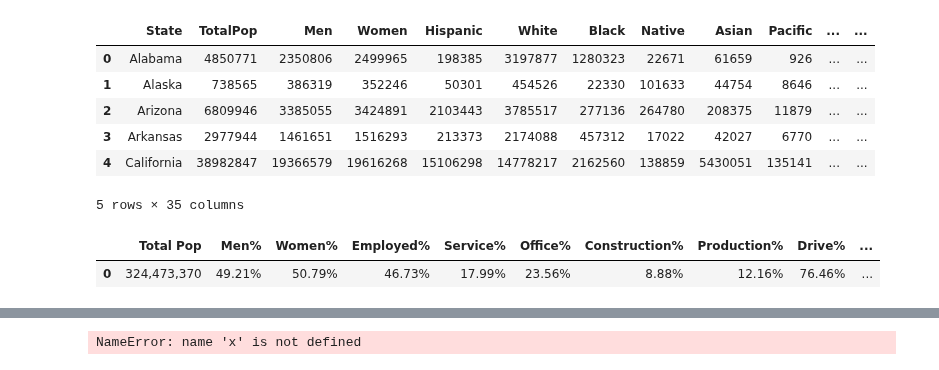
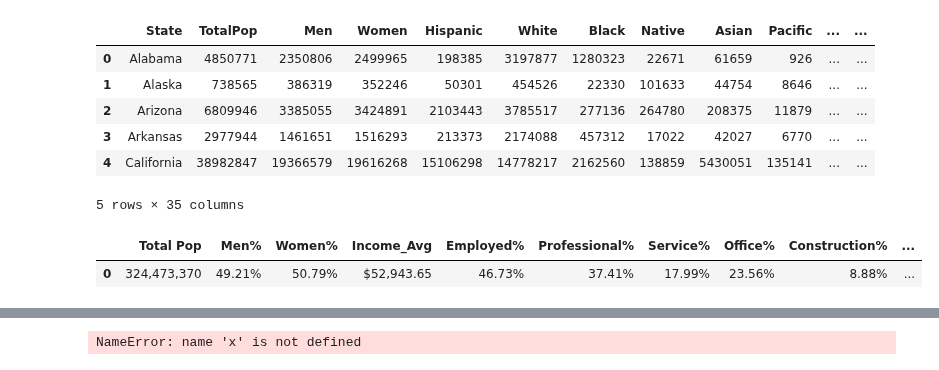
Before and after one commit to charlim26/censusproject, a Jupyter notebook: 2017_State_Census_Data.ipynb, the cells around one changed output, grey strips where cells are left out. Saved outputs shown, nothing was run; the diff lists cells and outputs as text; code cells hidden in the pictures.

```diff
--- a/2017_State_Census_Data.ipynb
+++ b/2017_State_Census_Data.ipynb
@@ -11,5 +11,5 @@ from scipy.stats import linregress
 census_state_path_2017 = "Output/2017_cleaned_state.csv"
 # %%
 # Read the Census data
-census_state_path_2017 = pd.read_csv(census_state_path_2017)
+census_state_results_2017 = pd.read_csv(census_state_path_2017)
 # %%
@@ -49,7 +51,9 @@ unemployment = census_state_path_2017["Unemployment"].sum()/total_pop * 100
 state_summary_2017_df = pd.DataFrame({"Total Pop": [total_pop],
                            "Men%": [men],
                            "Women%": [women],
+                           "Income_Avg": [income_avg],
                            "Employed%": [employed],
+                           "Professional%": [professional],
                            "Service%": [service],
                            "Office%": [office],
                            "Construction%": [construction],
@@ -64,33 +68,35 @@ state_summary_2017_df = pd.DataFrame({"Total Pop": [total_pop],
                            "Selfemployed%": [selfemployed],
                            "Familywork%": [familywork],
                            "Poverty%": [poverty],
                            "Childpoverty%": [childpoverty],
                            "Selfemployed%": [selfemployed],
                            "Unemployment%": [unemployment]})
 
 
 state_summary_2017_df .style.format({"Total Pop":"{:,}",
                          "Men%":"{:,.2f}%",
                          "Women%":"{:,.2f}%",
+                         "Income_Avg":"${:,.2f}",
                          "Employed%":"{:,.2f}%",
+                         "Professional%":"{:,.2f}%",
                          "Service%":"{:,.2f}%",
                          "Office%":"{:,.2f}%",
                          "Construction%":"{:,.2f}%",
                          "Production%":"{:,.2f}%",
                          "Drive%":"{:,.2f}%",
                          "Carpool%":"{:,.2f}%",
                          "Transit%":"{:,.2f}%",
                           "Walk%":"{:,.2f}%",
                           "WorkatHome%":"{:,.2f}%",
                           "Privatework%":"{:,.2f}%",
                           "Publicwork%":"{:,.2f}%",
                           "Selfemployed%":"{:,.2f}%",
                           "Familywork%":"{:,.2f}%",
                           "Poverty%":"{:,.2f}%",
                           "Childpoverty%":"{:,.2f}%",
                           "Selfemployed%":"{:,.2f}%",
                           "Unemployment%":"{:,.2f}%"})
 # %% [output]
-|  | Total Pop | Men% | Women% | Employed% | Service% | Office% | Construction% | Production% | Drive% | ... |
-| 0 | 324,473,370 | 49.21% | 50.79% | 46.73% | 17.99% | 23.56% | 8.88% | 12.16% | 76.46% | ... |
+|  | Total Pop | Men% | Women% | Income_Avg | Employed% | Professional% | Service% | Office% | Construction% | ... |
+| 0 | 324,473,370 | 49.21% | 50.79% | $52,943.65 | 46.73% | 37.41% | 17.99% | 23.56% | 8.88% | ... |
 # %%
```
Also changed, not shown: parts of 5 cells of this notebook, 1 other file.
